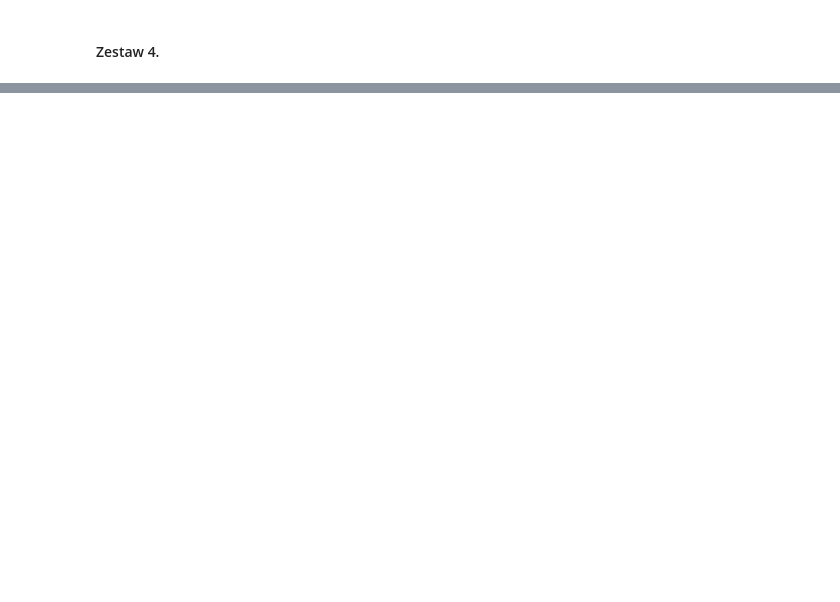
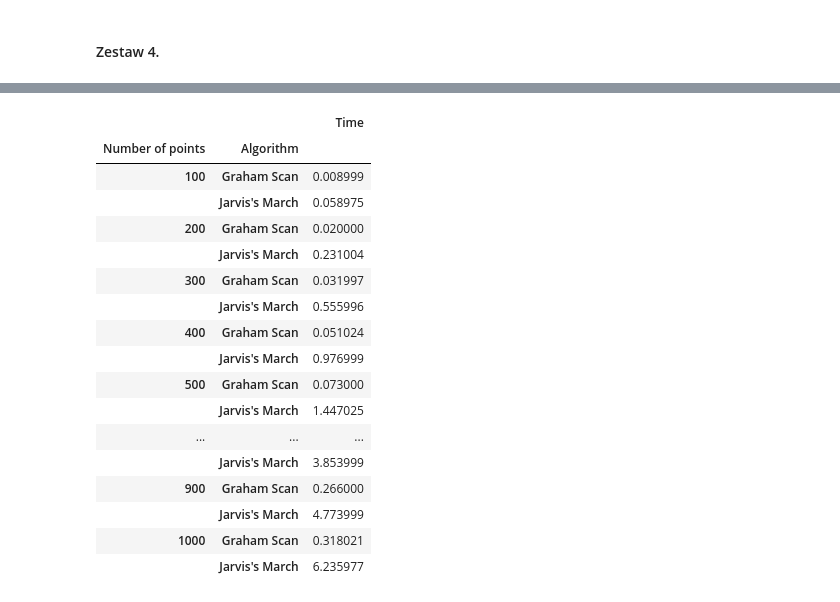
Before and after one commit to bkucharz/geometric_algorithms, a Jupyter notebook: Lab_2/lab2.ipynb, the cells around one changed output, grey strips where cells are left out. Saved outputs shown, nothing was run; the diff lists cells and outputs as text; code cells hidden in the pictures; blank space fills up the shorter version.

Commit message:
Added graphs and tables comparing running times of both algorithms

```diff
--- a/Lab_2/lab2.ipynb
+++ b/Lab_2/lab2.ipynb
@@ -17,7 +17,7 @@ def generate_set_a(number_of_points = 100, left = -100, right = 100):
 
 
 def generate_set_b(number_of_points = 100, O = (0, 0), R = 10):
-    points = [[None, None] for _ in range(100)]
+    points = [[None, None] for _ in range(number_of_points)]
 
     for i in range(number_of_points):
         t = random.uniform(0, 2*np.pi)
@@ -184,13 +184,6 @@ def graham_scan(points):
 
     return np.array(stack), intermediate_steps, end - start
 
-
-# def min_by_angle(points, p0):
-#
-
-#     return min(points, key=functools.cmp_to_key(compare))
-
-
 def compare(p0, p1, p2):
     d = orientation(p0, p1, p2)
     if d != 0:
@@ -204,11 +197,8 @@ def compare(p0, p1, p2):
 def jarvis_march(points):
     start = time()
 
-#     p0 = copy(min(points, key=lambda p:(p[1], p[0])))
     idx_prev, p0 = min(enumerate(points), key=lambda p:(p[1][1], p[1][0]))
 
-
-    p1 = copy(min_by_angle(points, p0))
 
     stack = [p0]
     intermediate_steps = [copy(np.array(stack))]
@@ -375,0 +421,5 @@ visualize(set_of_points[i], steps)
+# %%
+%matplotlib notebook
+points_by_num = [generate_set_b(num) for num in np.arange(100, 1001, 100)]
+time_data = time_diff(points_by_num)
+plot_time_diff(time_data)
@@ -375,0 +429,21 @@ visualize(set_of_points[i], steps)
+# %%
+create_table_time_diff(time_data)
+# %% [output]
+|  |  | Time |
+| Number of points | Algorithm |  |
+| 100 | Graham Scan | 0.008999 |
+|  | Jarvis's March | 0.058975 |
+| 200 | Graham Scan | 0.020000 |
+|  | Jarvis's March | 0.231004 |
+| 300 | Graham Scan | 0.031997 |
+|  | Jarvis's March | 0.555996 |
+| 400 | Graham Scan | 0.051024 |
+|  | Jarvis's March | 0.976999 |
+| 500 | Graham Scan | 0.073000 |
+|  | Jarvis's March | 1.447025 |
+| ... | ... | ... |
+|  | Jarvis's March | 3.853999 |
+| 900 | Graham Scan | 0.266000 |
+|  | Jarvis's March | 4.773999 |
+| 1000 | Graham Scan | 0.318021 |
+|  | Jarvis's March | 6.235977 |
```
Also changed, not shown: parts of 30 cells of this notebook.
